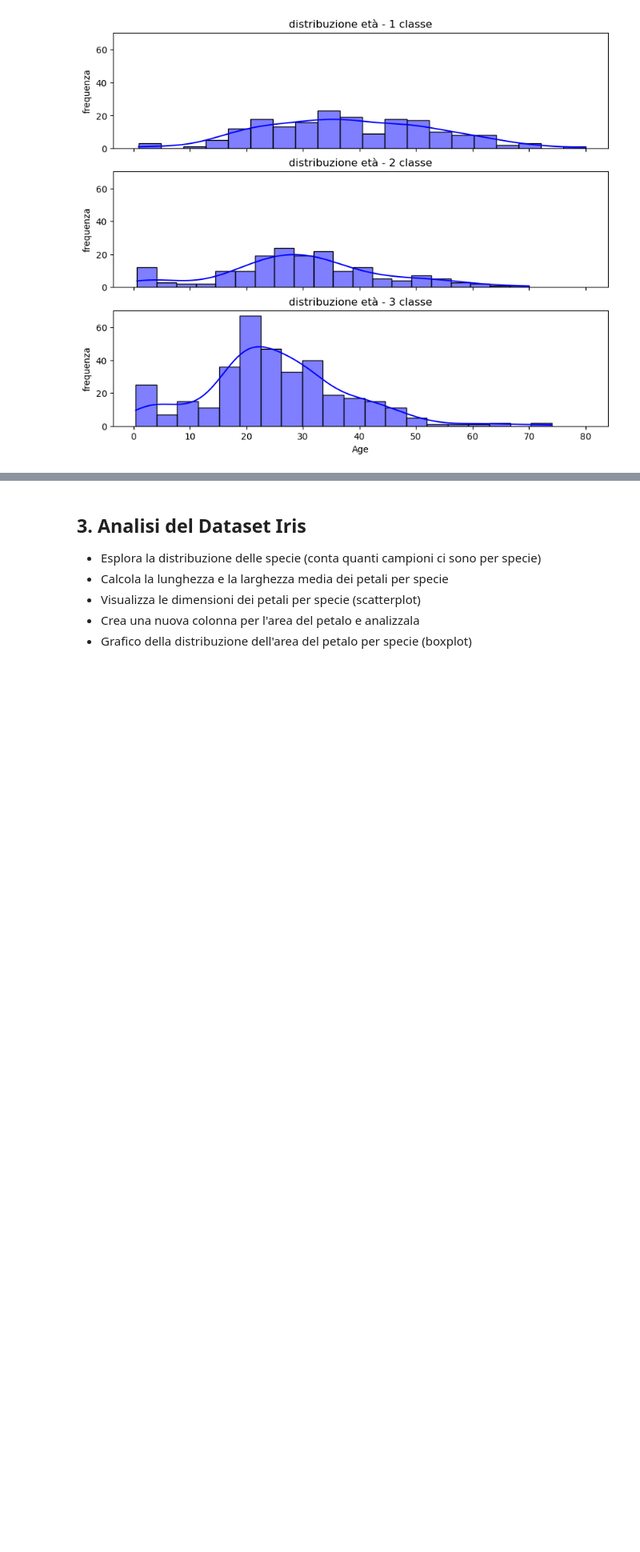
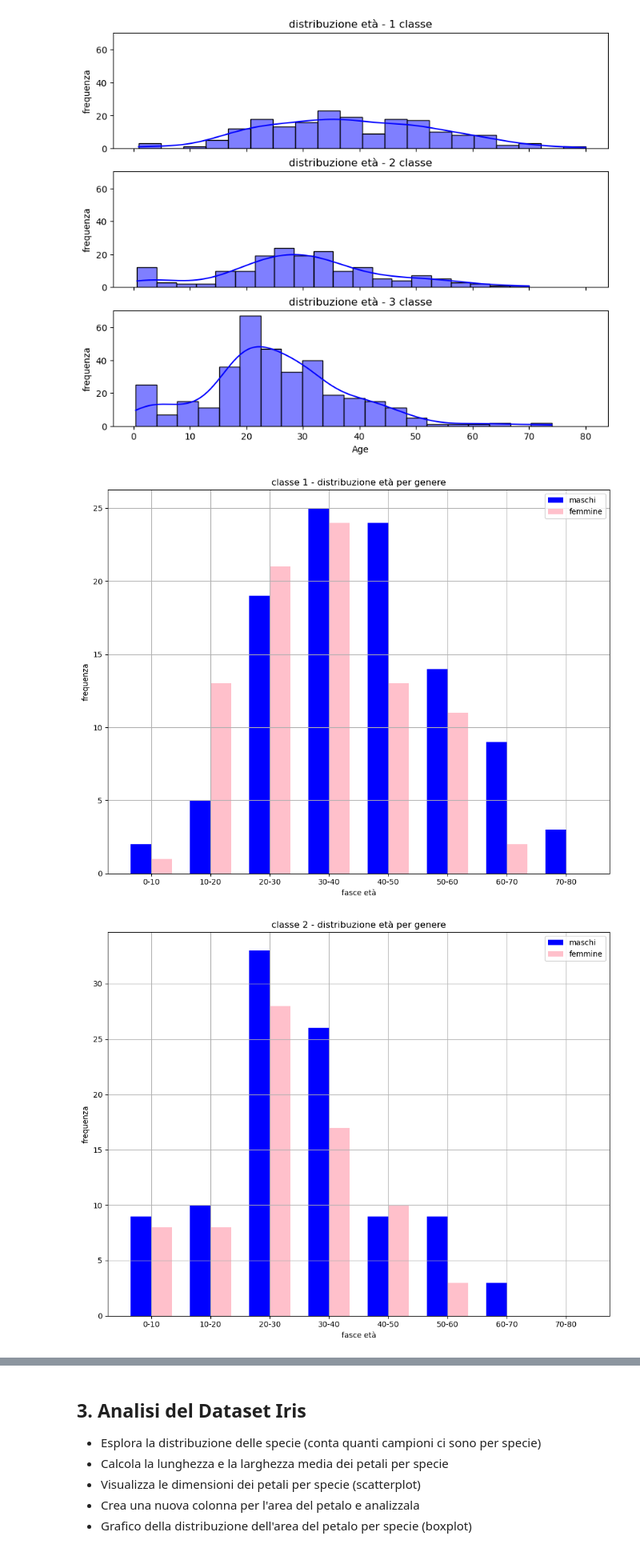
Before and after one commit to sarad996/Programminglab2, a Jupyter notebook: esercizi/4_Esercizi_lez_4.ipynb, the cells around one changed output, grey strips where cells are left out. Shown at 80% size. Cells and saved outputs as stored; diff of their text form; code cells hidden in the pictures; blank space fills up the shorter version.

```diff
--- a/esercizi/4_Esercizi_lez_4.ipynb
+++ b/esercizi/4_Esercizi_lez_4.ipynb
@@ -150,3 +150,36 @@ ax3.set_ylabel('frequenza')
 plt.show()
 # %% [output]
 [figure]
+# %%
+bins = [0, 10, 20, 30, 40, 50, 60, 70, 80]
+labels = ['0-10', '10-20', '20-30', '30-40', '40-50', '50-60', '60-70', '70-80']
+df['GroupAge'] = pd.cut(df['Age'], bins=bins, labels=labels)
+
+for pclass in range(1,4):
+    df_class = df[df['Pclass'] == pclass]
+
+    group = df_class.groupby(['GroupAge', 'Sex'], observed=False).size().unstack(fill_value=0)
+
+    freq_m = group.get('male', pd.Series([0]*len(labels), index=labels))
+    freq_f = group.get('female', pd.Series([0]*len(labels), index=labels))
+
+    x = np.arange(len(labels))
+    bar_width = 0.35
+
+    plt.figure(figsize=(10,8))
+
+    plt.bar(x - bar_width/2, freq_m, width=bar_width, label='maschi', color='blue')
+    plt.bar(x + bar_width/2, freq_f, width=bar_width, label='femmine', color='pink')
+
+    plt.title(f'classe {pclass} - distribuzione età per genere')
+    plt.xlabel('fasce età')
+    plt.ylabel('frequenza')
+    plt.xticks(x, labels)
+
+    plt.legend()
+    plt.grid()
+    plt.tight_layout()
+    plt.show()
+# %% [output]
+[figure, added]
+[figure, added]
```
Also changed, not shown: parts of 3 cells of this notebook.
